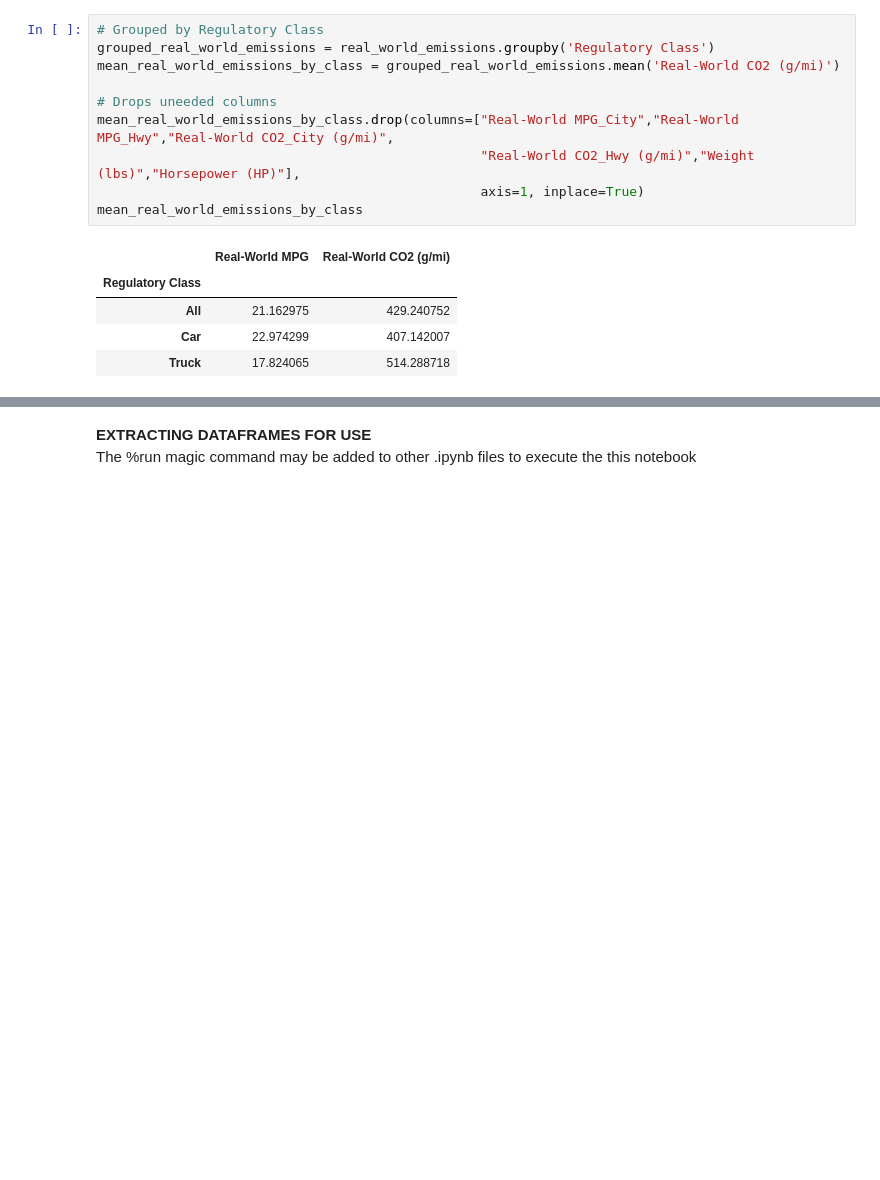
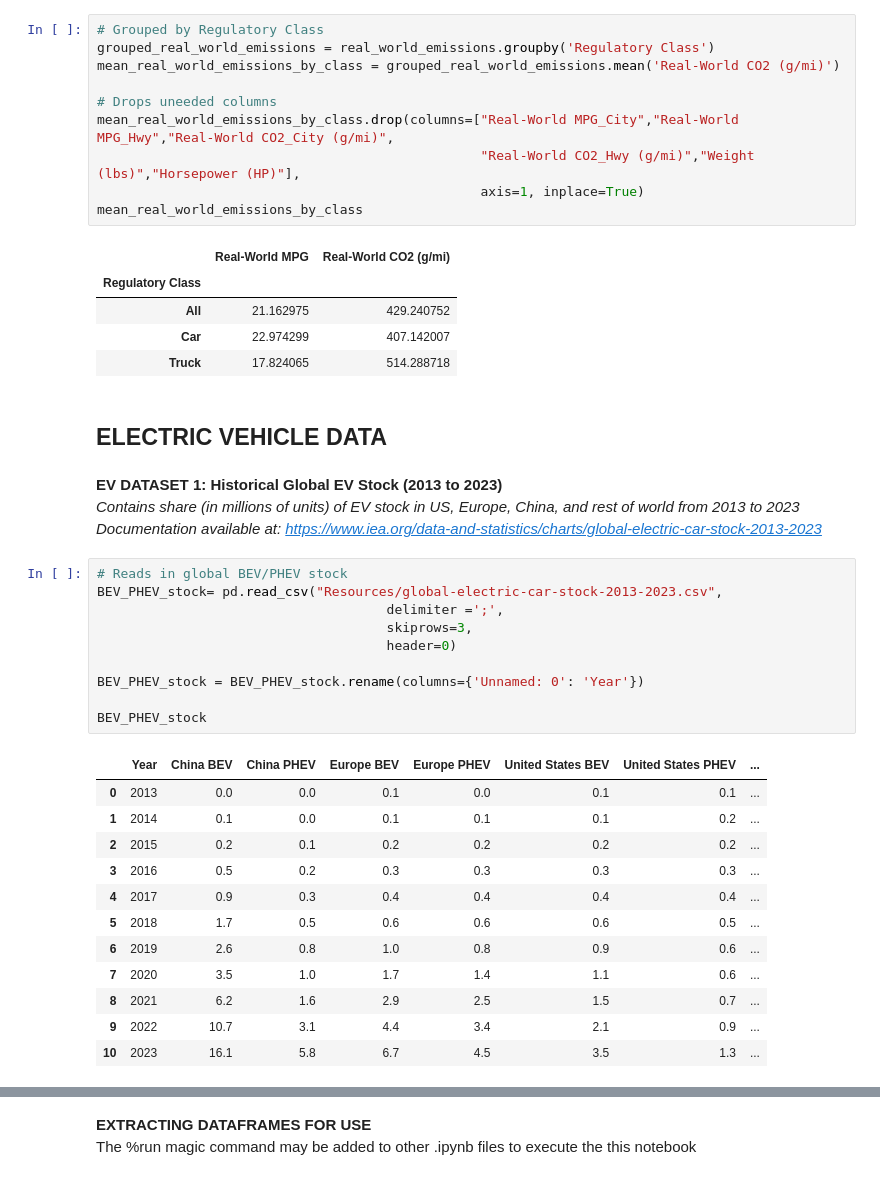
Before and after one commit to jbondAI/AI_Project_2, a Jupyter notebook: vehicle_fuel_emissions_data.ipynb, the cells around one changed output, grey strips where cells are left out. Drawn from its saved outputs; the diff is of its cells as text; blank space fills up the shorter version.

```diff
--- a/vehicle_fuel_emissions_data.ipynb
+++ b/vehicle_fuel_emissions_data.ipynb
@@ -100,3 +95,32 @@ mean_real_world_emissions_by_class
 | All | 21.162975 | 429.240752 |
 | Car | 22.974299 | 407.142007 |
 | Truck | 17.824065 | 514.288718 |
+# %% [markdown]
+## ELECTRIC VEHICLE DATA
+# %% [markdown]
+**EV DATASET 1: Historical Global EV Stock (2013 to 2023)** \
+_Contains share (in millions of units) of EV stock in US, Europe, China, and rest of world from 2013 to 2023
+Documentation available at: https://www.iea.org/data-and-statistics/charts/global-electric-car-stock-2013-2023_
+# %%
+# Reads in global BEV/PHEV stock
+BEV_PHEV_stock= pd.read_csv("Resources/global-electric-car-stock-2013-2023.csv",
+                                     delimiter =';',
+                                     skiprows=3,
+                                     header=0)
+
+BEV_PHEV_stock = BEV_PHEV_stock.rename(columns={'Unnamed: 0': 'Year'})
+
+BEV_PHEV_stock
+# %% [output]
+|  | Year | China BEV | China PHEV | Europe BEV | Europe PHEV | United States BEV | United States PHEV | ... |
+| 0 | 2013 | 0.0 | 0.0 | 0.1 | 0.0 | 0.1 | 0.1 | ... |
+| 1 | 2014 | 0.1 | 0.0 | 0.1 | 0.1 | 0.1 | 0.2 | ... |
+| 2 | 2015 | 0.2 | 0.1 | 0.2 | 0.2 | 0.2 | 0.2 | ... |
+| 3 | 2016 | 0.5 | 0.2 | 0.3 | 0.3 | 0.3 | 0.3 | ... |
+| 4 | 2017 | 0.9 | 0.3 | 0.4 | 0.4 | 0.4 | 0.4 | ... |
+| 5 | 2018 | 1.7 | 0.5 | 0.6 | 0.6 | 0.6 | 0.5 | ... |
+| 6 | 2019 | 2.6 | 0.8 | 1.0 | 0.8 | 0.9 | 0.6 | ... |
+| 7 | 2020 | 3.5 | 1.0 | 1.7 | 1.4 | 1.1 | 0.6 | ... |
+| 8 | 2021 | 6.2 | 1.6 | 2.9 | 2.5 | 1.5 | 0.7 | ... |
+| 9 | 2022 | 10.7 | 3.1 | 4.4 | 3.4 | 2.1 | 0.9 | ... |
+| 10 | 2023 | 16.1 | 5.8 | 6.7 | 4.5 | 3.5 | 1.3 | ... |
```
Also changed, not shown: parts of 38 cells of this notebook, 7 other files.
